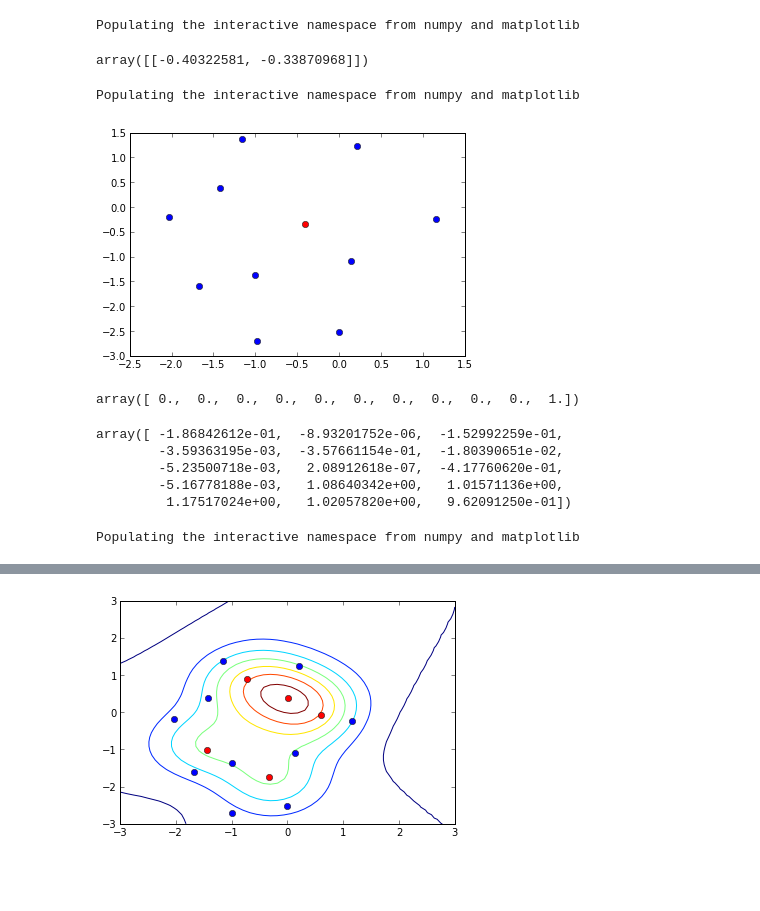
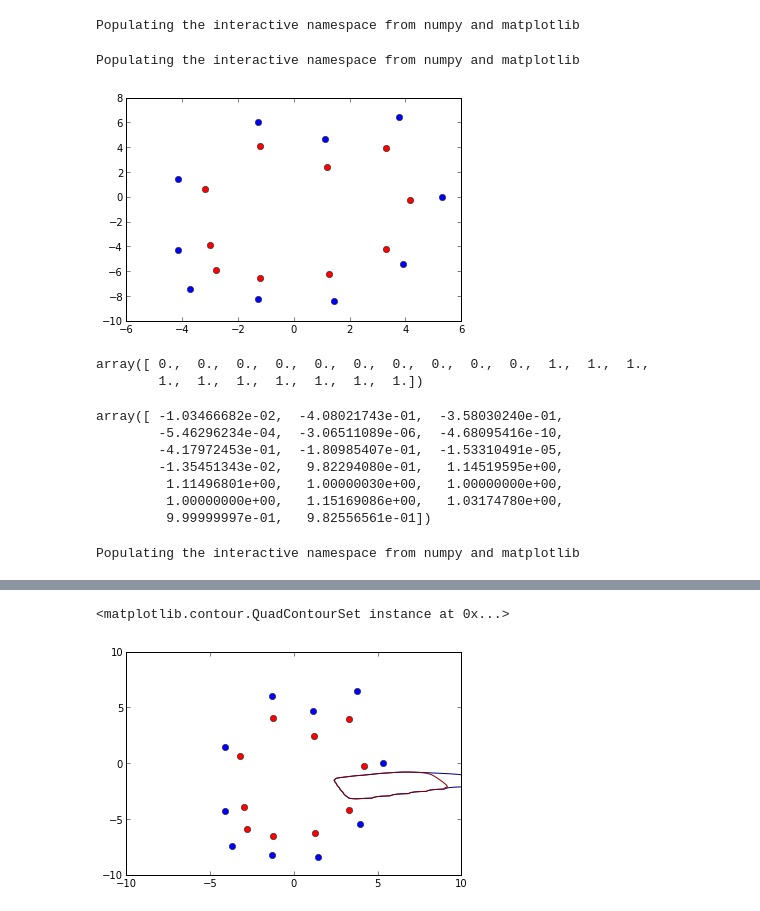
Before and after one commit to mrcinv/nummat, a Jupyter notebook: vaja2.ipynb, the cells around one changed output, grey strips where cells are left out. Cells and saved outputs as stored; diff of their text form; code cells hidden in the pictures; blank space fills up the shorter version.

```diff
--- a/vaja2.ipynb
+++ b/vaja2.ipynb
@@ -122,52 +124,53 @@ Please click 10 points on a curve
 figure(1)
 # še točko v notranjosti
 plot(tocke.T[0], tocke.T[1],'o')
-noter = array(ginput(5))
+noter = array(ginput(10))
 show()
 close(1)
 # %% [output]
 Populating the interactive namespace from numpy and matplotlib
-# %%
-noter
-# %% [output]
-array([[-0.40322581, -0.33870968]])
 # %%
 %pylab inline
 plot(tocke.T[0], tocke.T[1],'ob')
-plot(noter[0,0], noter[0,1],'or')
+plot(noter[:,0], noter[:,1],'or')
 show()
 # %% [output]
 Populating the interactive namespace from numpy and matplotlib
-[figure, old version]
+[figure, new version]
 # %%
 vse_tocke = vstack((tocke,noter))
 # %%
-z=hstack((zeros(10),ones(5)))
+z=hstack((zeros(10),ones(10)))
 # %%
 z
 # %% [output]
-array([ 0.,  0.,  0.,  0.,  0.,  0.,  0.,  0.,  0.,  0.,  1.])
+array([ 0.,  0.,  0.,  0.,  0.,  0.,  0.,  0.,  0.,  0.,  1.,  1.,  1.,
+        1.,  1.,  1.,  1.,  1.,  1.,  1.])
 # %%
-alpha = rbf_int(vse_tocke, lambda x: exp(-10*x**2),z)
+omega = 0.5
+f = lambda x: exp(-omega*x**2)
+alpha = rbf_int(vse_tocke, f,z)
 alpha
 # %% [output]
-array([ -1.86842612e-01,  -8.93201752e-06,  -1.52992259e-01,
-        -3.59363195e-03,  -3.57661154e-01,  -1.80390651e-02,
-        -5.23500718e-03,   2.08912618e-07,  -4.17760620e-01,
-        -5.16778188e-03,   1.08640342e+00,   1.01571136e+00,
-         1.17517024e+00,   1.02057820e+00,   9.62091250e-01])
+array([ -1.03466682e-02,  -4.08021743e-01,  -3.58030240e-01,
+        -5.46296234e-04,  -3.06511089e-06,  -4.68095416e-10,
+        -4.17972453e-01,  -1.80985407e-01,  -1.53310491e-05,
+        -1.35451343e-02,   9.82294080e-01,   1.14519595e+00,
+         1.11496801e+00,   1.00000030e+00,   1.00000000e+00,
+         1.00000000e+00,   1.15169086e+00,   1.03174780e+00,
+         9.99999997e-01,   9.82556561e-01])
 # %%
 # narišemo implicitno krivuljo
-x = linspace(-3,3,50)
+x = linspace(-10,10,100)
 y = x
 X,Y = meshgrid(x,y)
 # %%
 %pylab inline
 Z = zeros(X.shape)
 for i in range(len(alpha)):
-    Z = Z + alpha[i]*exp(-(X-vse_tocke[i,0])**2-(Y-vse_tocke[i,1])**2)
+    Z = Z + alpha[i]*exp(-omega*((X-vse_tocke[i,0])**2-(Y-vse_tocke[i,1])**2))
 plot(tocke[:,0],tocke[:,1],'bo')
 plot(noter[:,0],noter[:,1],'ro')
-contour(x,y, Z)
+contour(x,y, Z,levels=[0,1])
 # %% [output]
 Populating the interactive namespace from numpy and matplotlib
@@ -175 +179,2 @@ Populating the interactive namespace from numpy and matplotlib
+<matplotlib.contour.QuadContourSet instance at 0x...>
-[figure, old version]
+[figure, new version]
```
Also changed, not shown: parts of 7 cells of this notebook, 1 other file.
